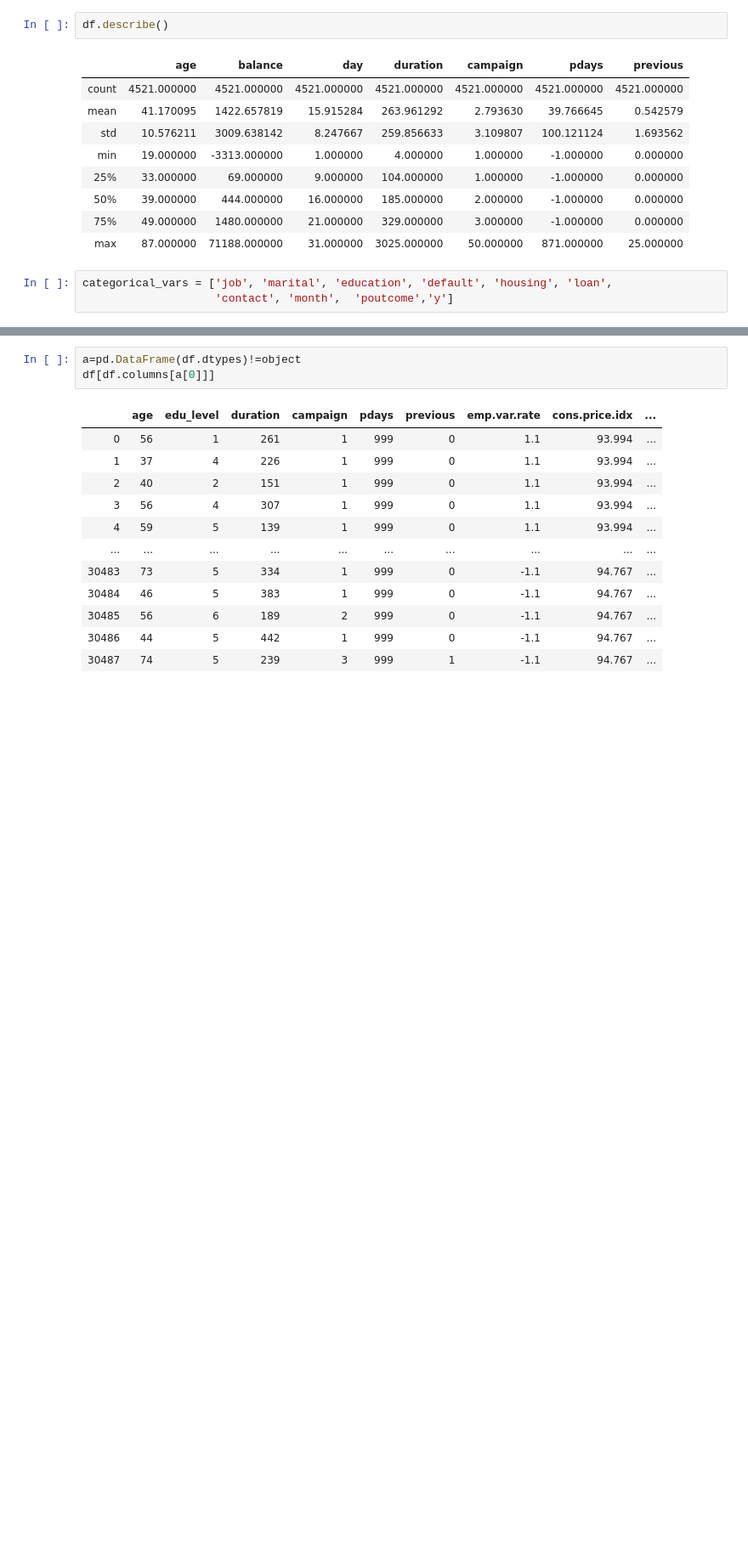
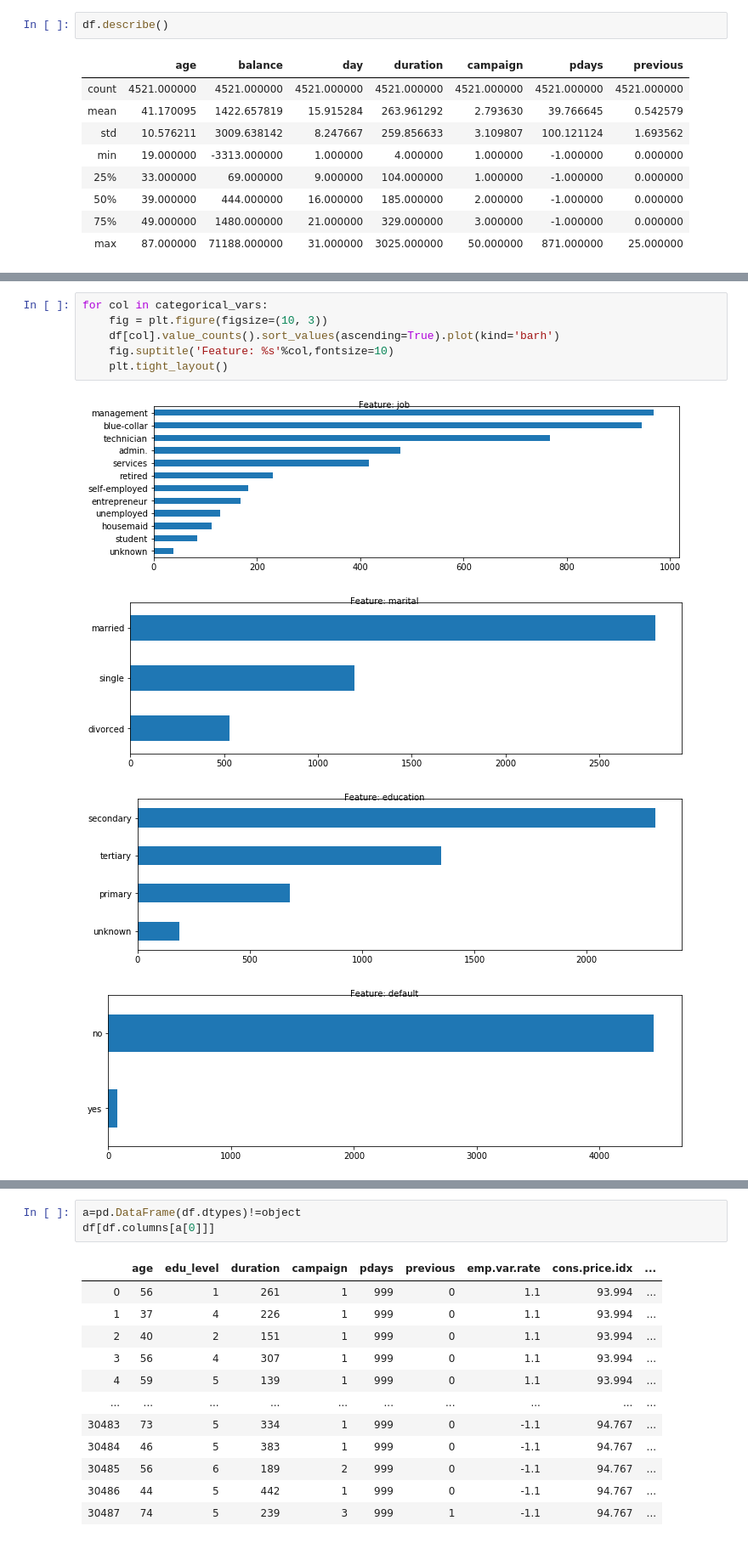
Before and after one commit to Johnxinlei/PHBS_MLF_Project, a Jupyter notebook: Report.ipynb, the cells around one changed output, grey strips where cells are left out. Shown at 85% size. Drawn from its saved outputs; the diff is of its cells as text; blank space fills up the shorter version.

```diff
--- a/Report.ipynb
+++ b/Report.ipynb
@@ -17,6 +17,3 @@ df.describe()
 | 50% | 39.000000 | 444.000000 | 16.000000 | 185.000000 | 2.000000 | -1.000000 | 0.000000 |
 | 75% | 49.000000 | 1480.000000 | 21.000000 | 329.000000 | 3.000000 | -1.000000 | 0.000000 |
 | max | 87.000000 | 71188.000000 | 31.000000 | 3025.000000 | 50.000000 | 871.000000 | 25.000000 |
-# %%
-categorical_vars = ['job', 'marital', 'education', 'default', 'housing', 'loan',
-                    'contact', 'month',  'poutcome','y']
@@ -50,0 +27,11 @@ for col in categorical_vars:
+# %%
+for col in categorical_vars:
+    fig = plt.figure(figsize=(10, 3))
+    df[col].value_counts().sort_values(ascending=True).plot(kind='barh')
+    fig.suptitle('Feature: %s'%col,fontsize=10)
+    plt.tight_layout()
+# %% [output]
+[figure, added]
+[figure, added]
+[figure, added]
+[figure, added]
```
Also changed, not shown: parts of 3 cells of this notebook.
